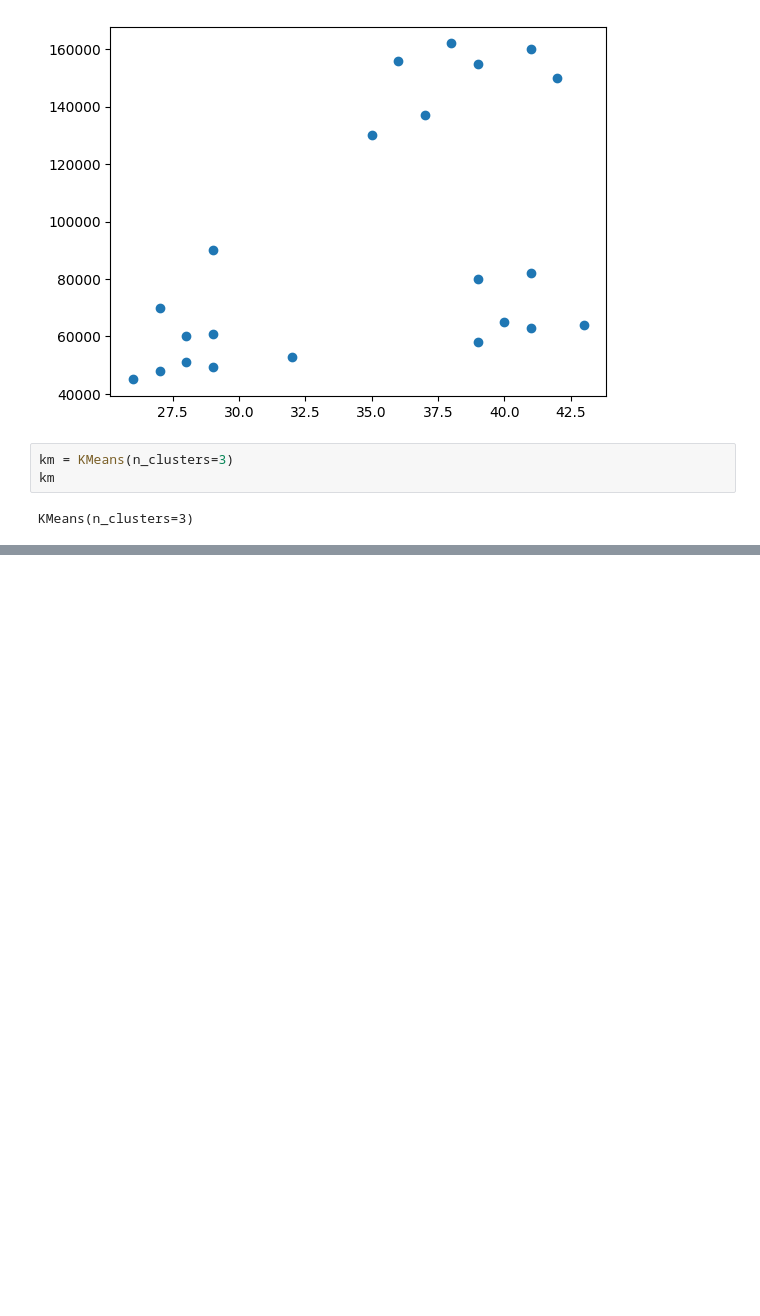
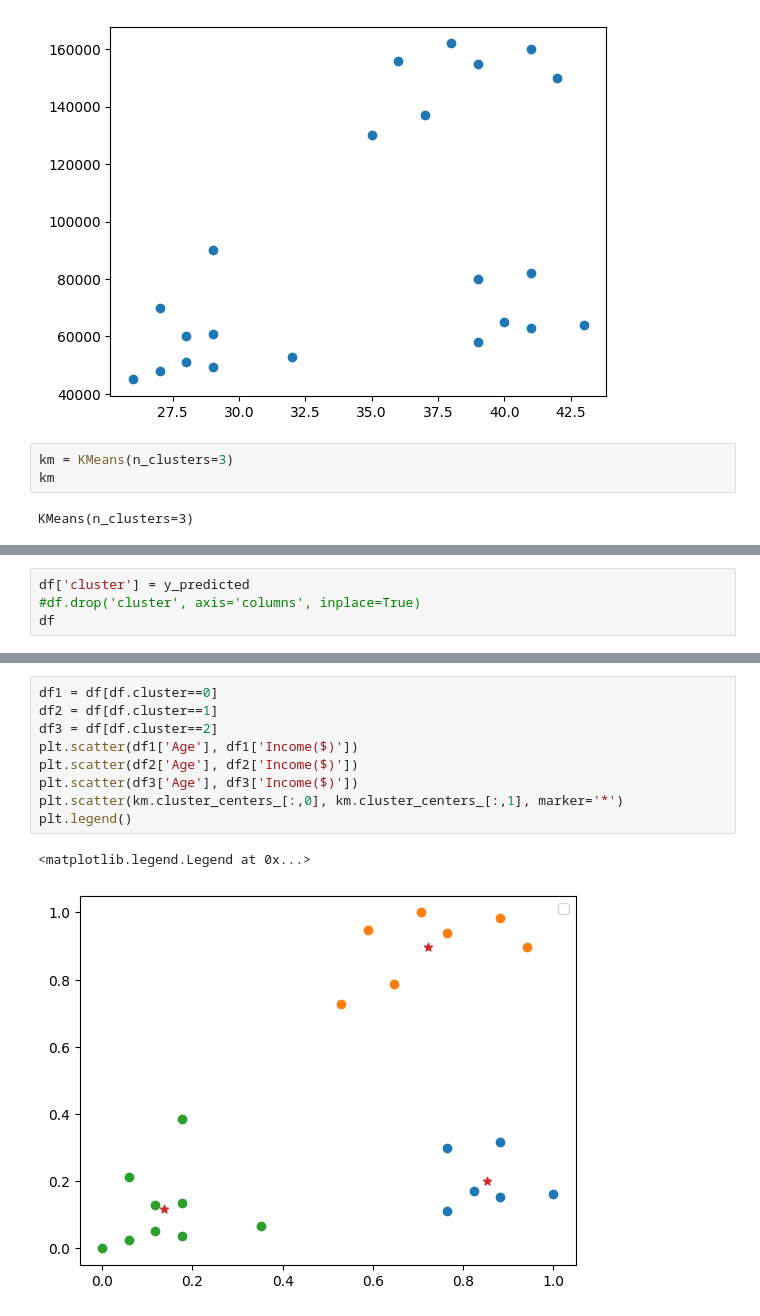
Before and after one commit to rafaelatantya/python-fundamental, a Jupyter notebook: codebasics/13_kmeans/code.ipynb, the cells around one changed output, grey strips where cells are left out. Saved outputs shown, nothing was run; the diff lists cells and outputs as text; blank space fills up the shorter version.

```diff
--- a/codebasics/13_kmeans/code.ipynb
+++ b/codebasics/13_kmeans/code.ipynb
@@ -87 +87,5 @@ array([0, 0, 0, 0, 2, 2, 2, 2, 2, 2, 2, 0, 0, 0, 0, 0, 1, 1, 1, 1, 1, 1],
       dtype=int32)
+# %%
+df['cluster'] = y_predicted
+#df.drop('cluster', axis='columns', inplace=True)
+df
@@ -87,0 +110,12 @@ array([0, 0, 0, 0, 2, 2, 2, 2, 2, 2, 2, 0, 0, 0, 0, 0, 1, 1, 1, 1, 1, 1],
+# %%
+df1 = df[df.cluster==0]
+df2 = df[df.cluster==1]
+df3 = df[df.cluster==2]
+plt.scatter(df1['Age'], df1['Income($)'])
+plt.scatter(df2['Age'], df2['Income($)'])
+plt.scatter(df3['Age'], df3['Income($)'])
+plt.scatter(km.cluster_centers_[:,0], km.cluster_centers_[:,1], marker='*')
+plt.legend()
+# %% [output]
+<matplotlib.legend.Legend at 0x...>
+[figure, added]
```
Also changed, not shown: parts of 7 cells of this notebook.
